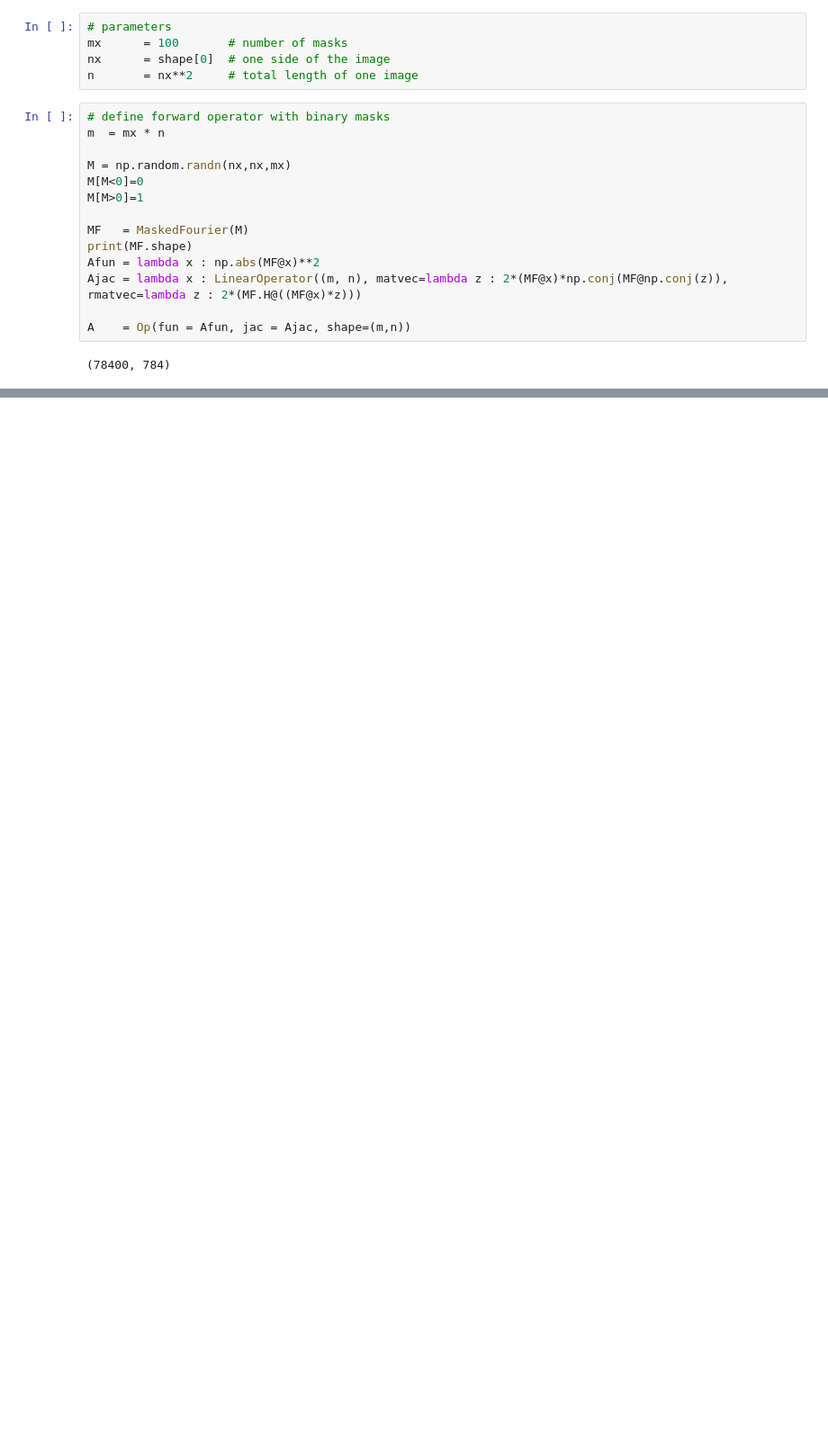
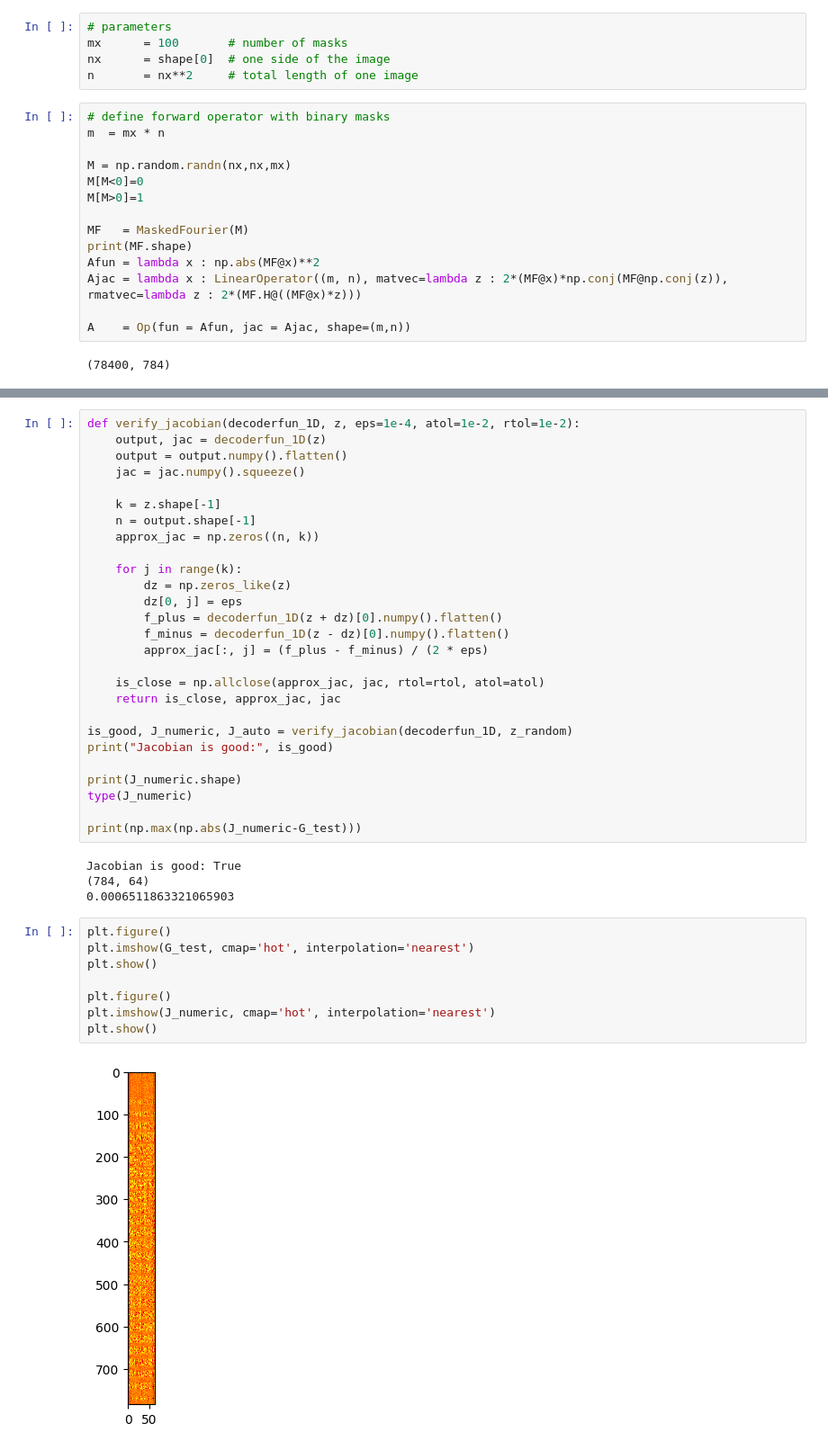
Before and after one commit to Ava99999/signal-thesis, a Jupyter notebook: Autoencoder generative model v2.ipynb, the cells around one changed output, grey strips where cells are left out. Shown at 90% size. Drawn from its saved outputs; the diff is of its cells as text; blank space fills up the shorter version.

```diff
--- a/Autoencoder generative model v2.ipynb
+++ b/Autoencoder generative model v2.ipynb
@@ -306,0 +426,41 @@ w = 1
+# %%
+def verify_jacobian(decoderfun_1D, z, eps=1e-4, atol=1e-2, rtol=1e-2):
+    output, jac = decoderfun_1D(z)
+    output = output.numpy().flatten()
+    jac = jac.numpy().squeeze()
+
+    k = z.shape[-1]
+    n = output.shape[-1]
+    approx_jac = np.zeros((n, k))
+
+    for j in range(k):
+        dz = np.zeros_like(z)
+        dz[0, j] = eps
+        f_plus = decoderfun_1D(z + dz)[0].numpy().flatten()
+        f_minus = decoderfun_1D(z - dz)[0].numpy().flatten()
+        approx_jac[:, j] = (f_plus - f_minus) / (2 * eps)
+
+    is_close = np.allclose(approx_jac, jac, rtol=rtol, atol=atol)
+    return is_close, approx_jac, jac
+
+is_good, J_numeric, J_auto = verify_jacobian(decoderfun_1D, z_random)
+print("Jacobian is good:", is_good)
+
+print(J_numeric.shape)
+type(J_numeric)
+
+print(np.max(np.abs(J_numeric-G_test)))
+# %% [output]
+Jacobian is good: True
+(784, 64)
+0.0006511863321065903
+# %%
+plt.figure()
+plt.imshow(G_test, cmap='hot', interpolation='nearest')
+plt.show()
+
+plt.figure()
+plt.imshow(J_numeric, cmap='hot', interpolation='nearest')
+plt.show()
+# %% [output]
+[figure, added]
```
Also changed, not shown: parts of 15 cells of this notebook.
